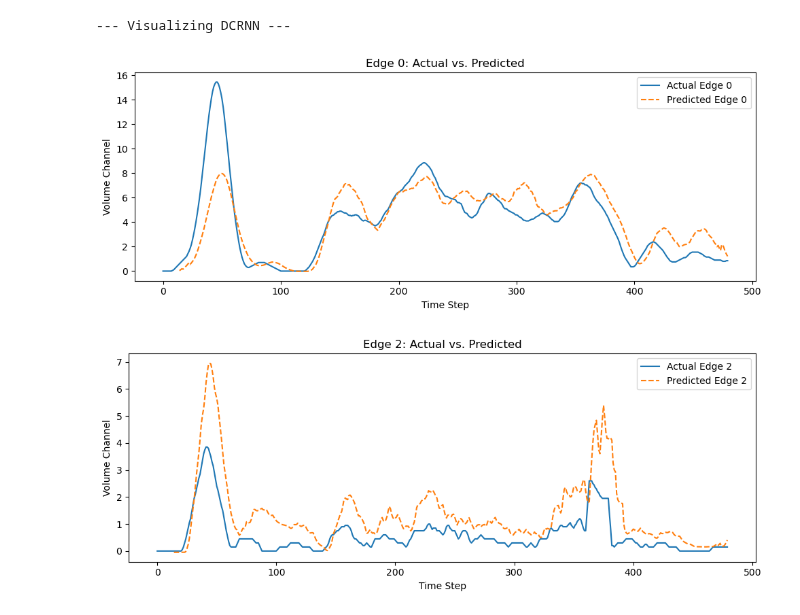
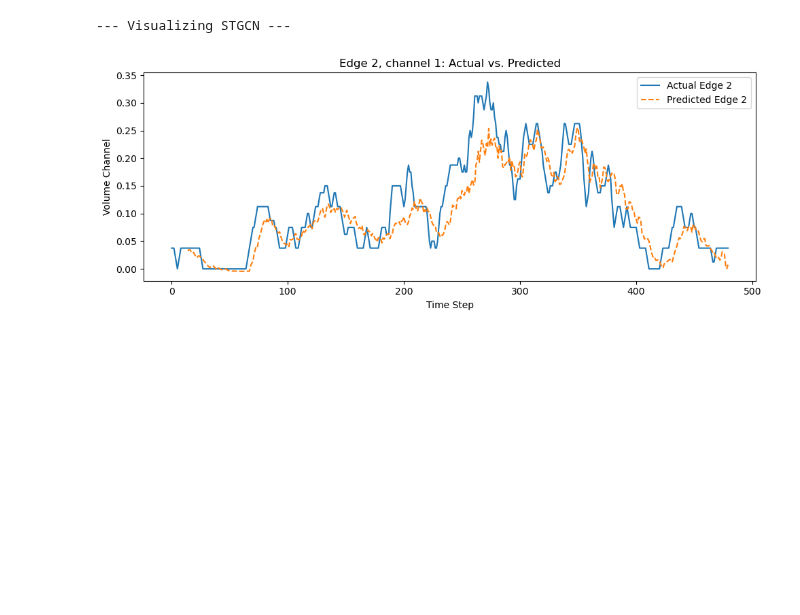
Before and after one commit to HiverXD/Traffic-Congestion-Prediction, a Jupyter notebook: src/baseline_train_refactoring.ipynb, the cells around one changed output. Drawn from its saved outputs; the diff is of its cells as text; code cells hidden in the pictures; blank space fills up the shorter version.

Commit message:
(refactoring) baseline training refactoring (add) utils edge_prediction_visualization.py

```diff
--- a/src/baseline_train_refactoring.ipynb
+++ b/src/baseline_train_refactoring.ipynb
@@ -55,27 +73,5 @@ valid_loader = DataLoader(valid_ds, batch_size=BATCH_SIZE, shuffle=False, collat
 # %%
-# Models, Training
-
-# ─────────────────────────────────────────────────────────
-# 1) 공통 파라미터 정의
-# ─────────────────────────────────────────────────────────
-DEVICE       = 'cuda' if torch.cuda.is_available() else 'cpu'
-WINDOW       = 12
-PRED_OFFSETS = np.array([3, 6, 12])
-EDGE_IDS     = [2]                  # 시각화할 edge index 리스트
-T_TOTAL      = data.shape[0]        # 전체 타임스텝 수
-SAVE_DIR     = "./checkpoints"
-os.makedirs(SAVE_DIR, exist_ok=True)
-
-# ─────────────────────────────────────────────────────────
-# 2) 모델 학습 및 가중치 저장
-# ─────────────────────────────────────────────────────────
-models = {
-#    "GCNMLP":    GCNMLP,
-#    "DCRNN":     DCRNN,
-#    "STGCN":     STGCN,
-#    "MLPBASED":  MLPBASED,
-    "STGAT": STGAT,
-}
+# Training
 
 for name, ModelClass in models.items():
     print(f"\n=== Training {name} ===")
@@ -219,69 +129,56 @@ def visualize_predictions(model, data, edge_ids, pred_offsets, window, device, e
 # %%
 from dataset.traffic_dataset import EDGE_INDEX, EDGE_ATTR
+from dataset.dataset_config import week_steps, C_origin
+from utils.edge_prediction_visualization import visualize_predictions, add_tod_dow
 EDGE_INDEX = EDGE_INDEX.to(DEVICE)
 EDGE_ATTR = EDGE_ATTR.to(DEVICE)
-visualizing_steps = 480
 
 # ─────────────────────────────────────────────────────────
 # 4) 저장된 체크포인트 로드 후 일괄 시각화
 # ─────────────────────────────────────────────────────────
-expended_data = add_tod_dow(data)
-expended_data = expended_data[:480]
+
 
 for name, ModelClass in models.items():
     # (1) 모델 재생성 (학습 시와 동일한 인자 사용)
     #    -- 이하 2)~3)은 학습 루프와 동일하게 구성합니다.
     x_sample, y_sample = next(iter(train_loader))
     _, T, E, D_in = x_sample.shape
     _, _, _, D_out = y_sample.shape
     n_pred = y_sample.size(1)
 
     if name == "MLPBASED":
         model = ModelClass(T=T, E=E, D_in=D_in, n_pred=n_pred, D_out=D_out,
                            hidden_dim=256, dropout=0.1)
     else:
         kwargs = dict(
             num_nodes=E, node_feature_dim=D_in,
             pred_node_dim=D_out, n_pred=n_pred,
             encoder_embed_dim=32, encoder_depth=1,
             dropout=0.0
         )
         if name == "DCRNN":
             kwargs.update(K=2)
         elif name == "STGCN":
             kwargs.update(kernel_size=3, K=2)
         elif name == "GCNMLP":
             kwargs.update(mlp_hidden_dim=16, mlp_pred_dropout=0.0)
         elif name == "STGAT":
             kwargs.update(encoder_depth=2, kernel_size=3, heads=4)
 
         model = ModelClass(**kwargs)
 
-    # (2) 가중치 로드
-    ckpt_path = os.path.join(SAVE_DIR, f"{name}.pth")
-    model.load_state_dict(torch.load(ckpt_path, map_location=DEVICE))
+    # (2) 가중치 로드 (임시. 나중에 수정해야 함.)
+    if name == "STGCN":
+        ckpt_path = os.path.join(SAVE_DIR, f"{name}_h32_el1.pth")
+    else:
+        ckpt_path = os.path.join(SAVE_DIR, f"{name}.pth")
+    model.load_state_dict(torch.load(ckpt_path, map_location=DEVICE, weights_only=True))
     model = model.to(DEVICE)
 
     print(f"\n--- Visualizing {name} ---")
-    visualize_predictions(model, expended_data, EDGE_IDS, PRED_OFFSETS, WINDOW, DEVICE, EDGE_INDEX, EDGE_ATTR)
+    EDGE_IDS = [2]
+    expanded_data = add_tod_dow(data, week_steps=week_steps, C_origin=C_origin)
+    visualize_predictions(model, expanded_data, EDGE_IDS, DEVICE, EDGE_INDEX, EDGE_ATTR, interval=(480*5,480*6), channel=1)
+# %% [output]
+--- Visualizing STGCN ---
+[figure, added]
-# %%
-kwargs = dict(
-    num_nodes=E, node_feature_dim=D_in,
-    pred_node_dim=D_out, n_pred=n_pred,
-    encoder_embed_dim=256, encoder_depth=3,
-    dropout=0.0,
-    kernel_size=3, K=2
-)
-
-STGCN_321_model = STGCN(**kwargs)
-STGCN_321_model_path = r'checkpoints/STGCN.pth'
-
-STGCN_321_model.load_state_dict(torch.load(STGCN_321_model_path, map_location=DEVICE))
-STGCN_321_model = STGCN_321_model.to(DEVICE)
-
-print(f"\n--- Visualizing {name} ---")
-visualize_predictions(STGCN_321_model, expended_data, [0,2], PRED_OFFSETS, WINDOW, DEVICE, EDGE_INDEX, EDGE_ATTR)
-# %% [output]
---- Visualizing DCRNN ---
-[figure, removed]
-[figure, removed]
```
Also changed, not shown: parts of 3 cells of this notebook, 2 other files.
